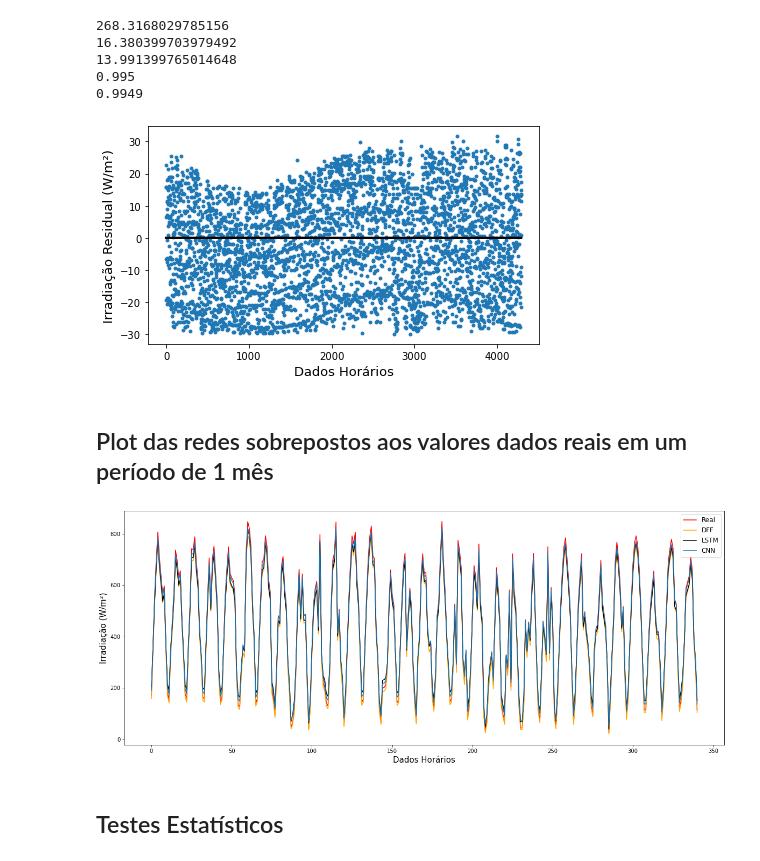
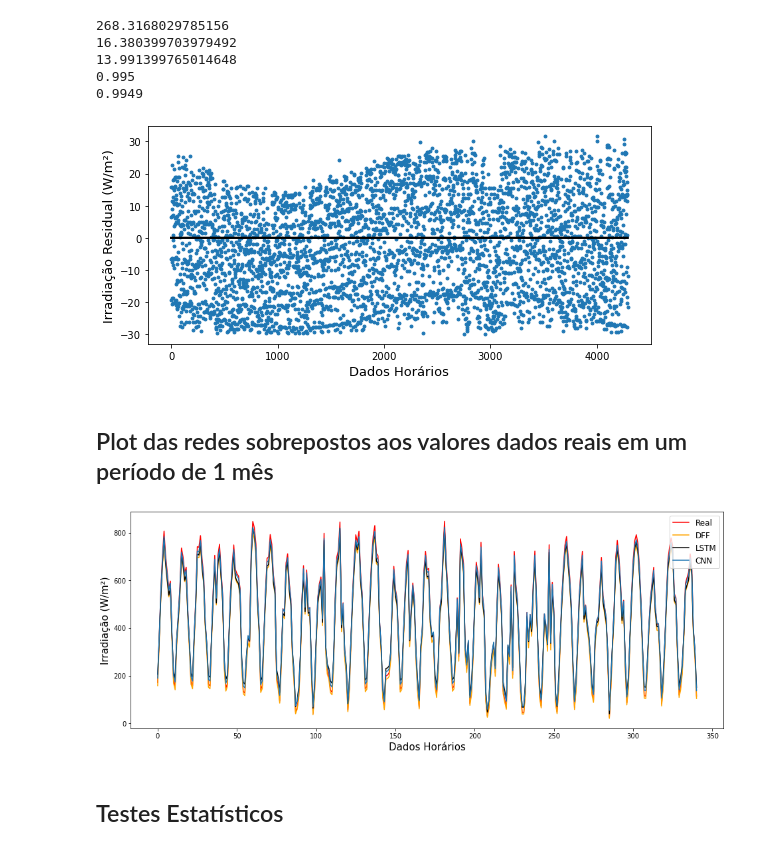
Before and after one commit to fsenx/Redes-Neurais-Profundas, a Jupyter notebook: script/RedesNeuraisProfundas.ipynb, the cells around one changed output. Saved outputs shown, nothing was run; the diff lists cells and outputs as text; code cells hidden in the pictures.

```diff
--- a/script/RedesNeuraisProfundas.ipynb
+++ b/script/RedesNeuraisProfundas.ipynb
@@ -293,12 +293,12 @@ pd.DataFrame(r2_D,columns=['dff']).to_csv("previsao_dff.csv")
 # %%
 # Resíduos do modelo
 
-rcParams['figure.figsize'] = 7,4
+rcParams['figure.figsize'] = 9,4
 plt.xlabel("Dados Horários",fontsize=13)
 plt.ylabel("Irradiação Residual(W/m²)",fontsize=13)
 plt.scatter(np.arange(len(np.array(r) - np.array(r2_D))),np.array(r) - np.array(r2_D),s=8)
 
 
 plt.plot(np.zeros(len(np.array(r) - np.array(r2_D))),color='black',linewidth=2.25)
-plt.savefig("residuos-dff.png", dpi=50, bbox_inches='tight')
+plt.savefig("residuos-dff.png", dpi=150, bbox_inches='tight')
 # %% [output]
@@ -379,13 +379,13 @@ r2_L = scaler.inverse_transform(pd.concat([pd.DataFrame(trainPredict), pd.DataFr
 pd.DataFrame(r2_L,columns=['lstm']).to_csv("previsao_lstm.csv")
 # %%
 # Resíduos do modelo
-rcParams['figure.figsize'] = 7,4
+rcParams['figure.figsize'] = 9,4
 plt.scatter(np.arange(len(np.array(r) - np.array(r2_L))),np.array(r) - np.array(r2_L),s=8)
 plt.ylabel("Irradiação Residual(W/m²)",fontsize=13)
 plt.xlabel("Dados Horários",fontsize=13)
 
 plt.plot(np.zeros(len(np.array(r) - np.array(r2_L))),color='black',linewidth=2.25)
 
-plt.savefig("residuos-lstm.png", dpi=50, bbox_inches='tight')
+plt.savefig("residuos-lstm.png", dpi=150, bbox_inches='tight')
 plt.show()
 # %% [output]
@@ -475,19 +475,19 @@ r2_C = scaler.inverse_transform(pd.concat([pd.DataFrame(trainPredict), pd.DataFr
 pd.DataFrame(r2_C,columns=['cnn']).to_csv("previsao_cnn.csv")
 # %%
 # Resíduos do modelo
-rcParams['figure.figsize'] = 7,4
+rcParams['figure.figsize'] = 9,4
 plt.xlabel("Dados Horários",fontsize=13)
 plt.ylabel("Irradiação Residual (W/m²)",fontsize=13)
 plt.scatter(np.arange(len(np.array(r) - np.array(r2_C))),np.array(r) - np.array(r2_C),s=8)
 
 plt.plot(np.zeros(len(np.array(r) - np.array(r2_C))),color='black',linewidth=2.25)
-plt.savefig("residuos-cnn.png", dpi=50, bbox_inches='tight')
+plt.savefig("residuos-cnn.png", dpi=150, bbox_inches='tight')
 # %% [output]
-[figure, old version]
+[figure, new version]
 # %% [markdown]
 ## Plot das redes sobrepostos aos valores dados reais em um período de 1 mês
 # %%
-rcParams['figure.figsize'] = 20,8
+rcParams['figure.figsize'] = 16,6
 
 fig, ax = plt.subplots()
 
@@ -501,10 +501,10 @@ plt.xlabel('Dados Horários',fontsize=15)
 plt.ylabel('Irradiação (W/m²)',fontsize=15)
 
 #.legend(fontsize='medium',bbox_to_anchor = (0.936, 0.815),ncol=1)
-plt.savefig("comparacao-modelos.png", dpi=100)
+plt.savefig("comparacao-modelos.png", dpi=175)
 plt.show()
 # %% [output]
-[figure, old version]
+[figure, new version]
 # %% [markdown]
 ## Testes Estatísticos
 # %% [markdown]
```
Also changed, not shown: parts of 2 cells of this notebook, 4 other files.
